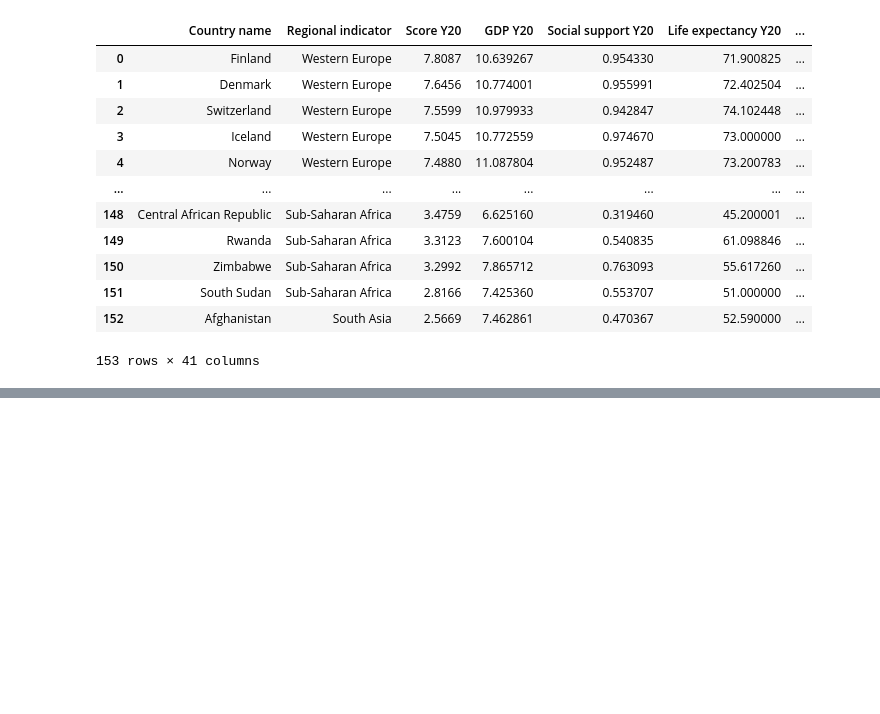
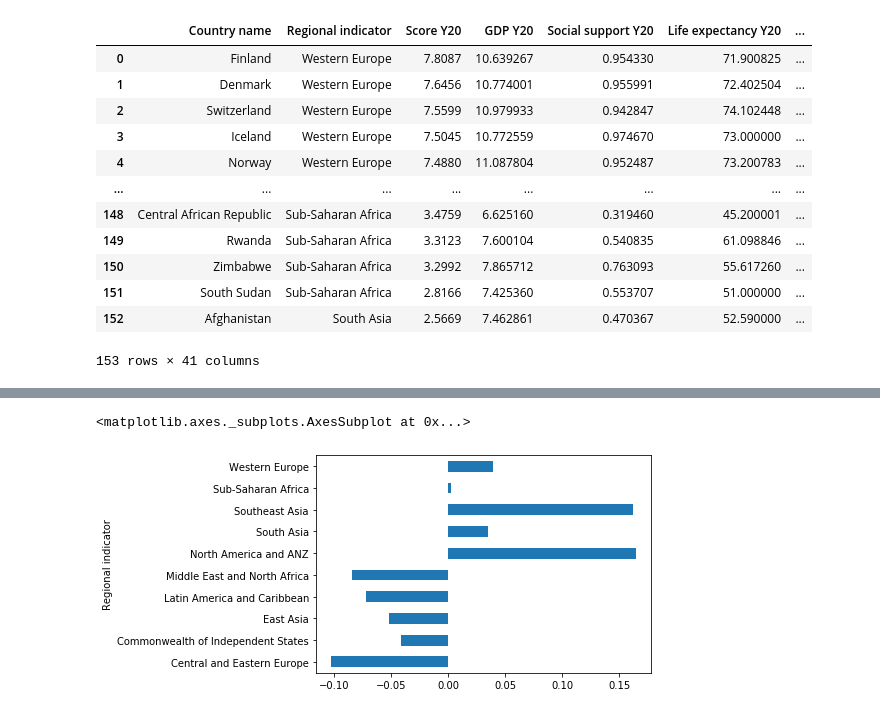
Before and after one commit to arvinseeva/TheHappyCo, a Jupyter notebook: HappynessScore.ipynb, the cells around one changed output, grey strips where cells are left out. Saved outputs shown, nothing was run; the diff lists cells and outputs as text; code cells hidden in the pictures; blank space fills up the shorter version.

```diff
--- a/HappynessScore.ipynb
+++ b/HappynessScore.ipynb
@@ -54,0 +59,3 @@ happy_df.to_csv(os.path.join('Data','TheHappyCo.csv'))
+# %%
+line1_df = pd.read_csv(os.path.join(folder,'2020.csv'))
+line1_df.head()
@@ -54,0 +226,5 @@ happy_df.to_csv(os.path.join('Data','TheHappyCo.csv'))
+# %%
+line1_df.groupby("Regional indicator").Generosity.mean().plot.barh()
+# %% [output]
+<matplotlib.axes._subplots.AxesSubplot at 0x...>
+[figure, added]
```
Also changed, not shown: parts of 15 cells of this notebook.
